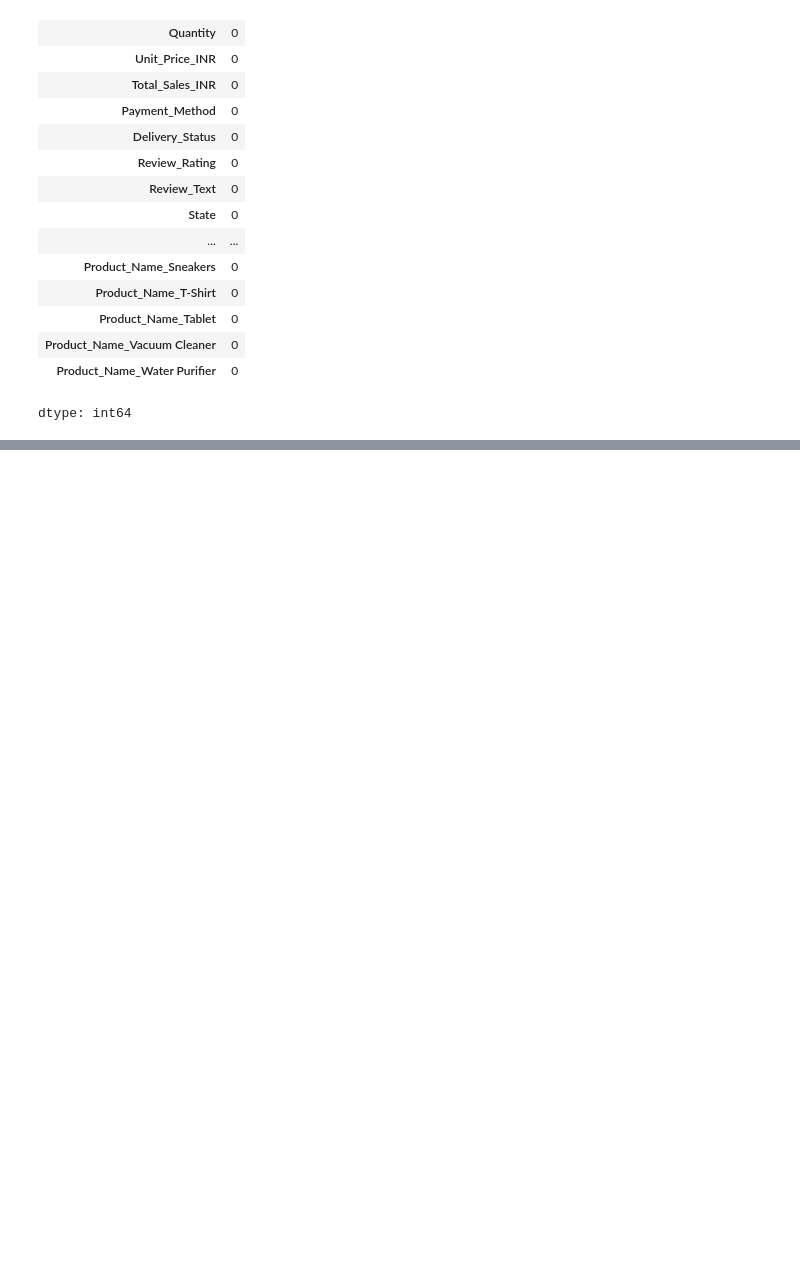
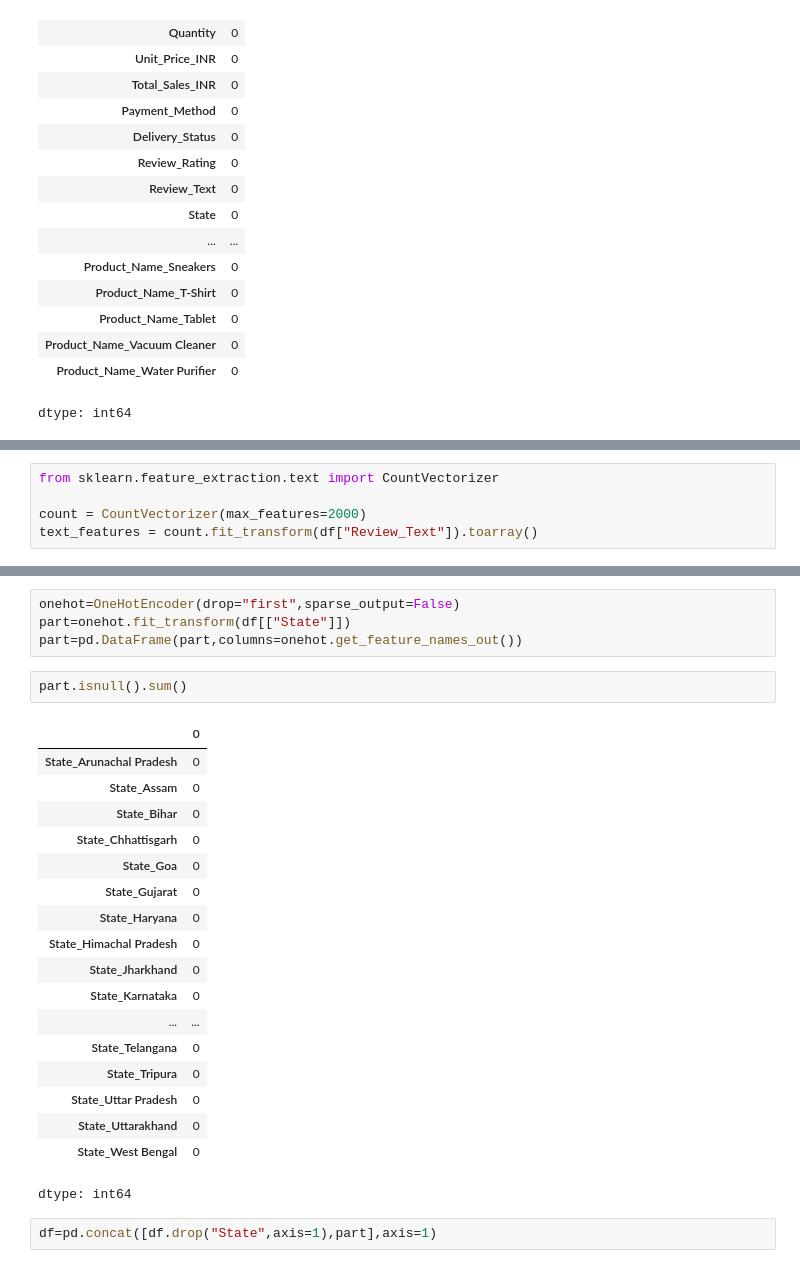
Before and after one commit to SouravDasz/practice, a Jupyter notebook: financial.ipynb, the cells around one changed output, grey strips where cells are left out. Cells and saved outputs as stored; diff of their text form; blank space fills up the shorter version.

```diff
--- a/financial.ipynb
+++ b/financial.ipynb
@@ -298,0 +335,5 @@ dtype: int64
+# %%
+from sklearn.feature_extraction.text import CountVectorizer
+
+count = CountVectorizer(max_features=2000)
+text_features = count.fit_transform(df["Review_Text"]).toarray()
@@ -298,0 +351,27 @@ dtype: int64
+# %%
+onehot=OneHotEncoder(drop="first",sparse_output=False)
+part=onehot.fit_transform(df[["State"]])
+part=pd.DataFrame(part,columns=onehot.get_feature_names_out())
+# %%
+part.isnull().sum()
+# %% [output]
+|  | 0 |
+| State_Arunachal Pradesh | 0 |
+| State_Assam | 0 |
+| State_Bihar | 0 |
+| State_Chhattisgarh | 0 |
+| State_Goa | 0 |
+| State_Gujarat | 0 |
+| State_Haryana | 0 |
+| State_Himachal Pradesh | 0 |
+| State_Jharkhand | 0 |
+| State_Karnataka | 0 |
+| ... | ... |
+| State_Telangana | 0 |
+| State_Tripura | 0 |
+| State_Uttar Pradesh | 0 |
+| State_Uttarakhand | 0 |
+| State_West Bengal | 0 |
+dtype: int64
+# %%
+df=pd.concat([df.drop("State",axis=1),part],axis=1)
```
Also changed, not shown: parts of 18 cells of this notebook.
